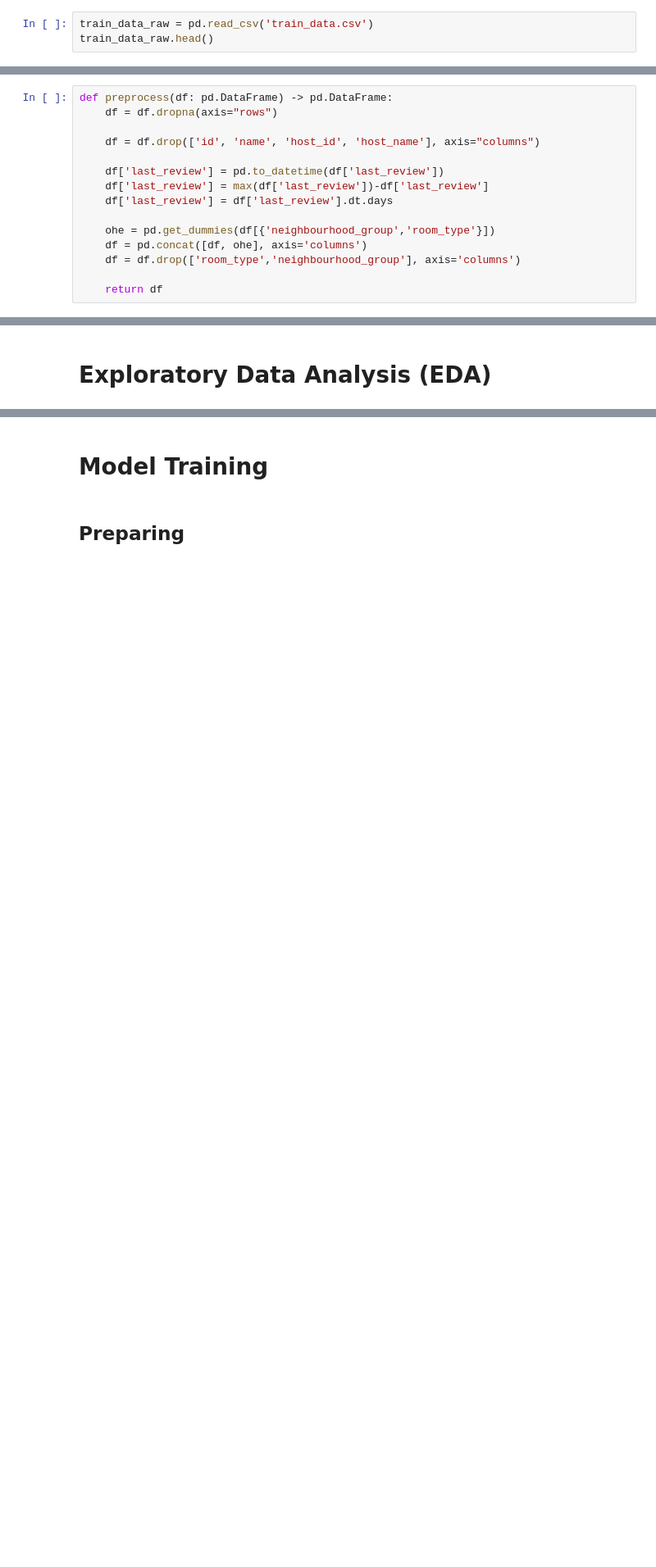
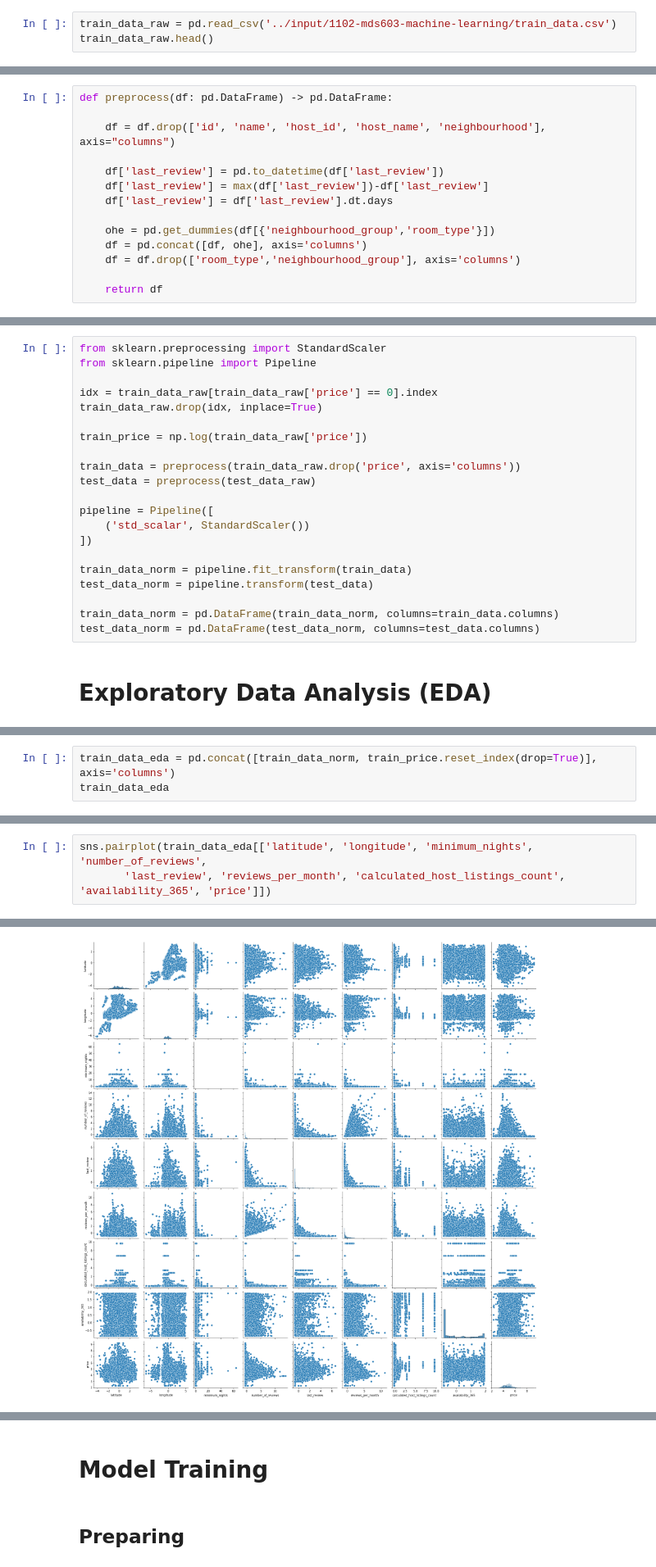
Before and after one commit to TzuH-Hsu/FCU-1102-MDS603_Machine-Learning-Midterm, a Jupyter notebook: main.ipynb, the cells around one changed output, grey strips where cells are left out. Shown at 82% size. Saved outputs shown, nothing was run; the diff lists cells and outputs as text; blank space fills up the shorter version.

```diff
--- a/main.ipynb
+++ b/main.ipynb
@@ -10,5 +10,5 @@ import seaborn as sns
 # %% [markdown]
 ## Training data
 # %%
-train_data_raw = pd.read_csv('train_data.csv')
+train_data_raw = pd.read_csv('../input/1102-mds603-machine-learning/train_data.csv')
 train_data_raw.head()
@@ -37,9 +130,8 @@ test_data_raw.describe()
 # PreProcessing
 # %%
 def preprocess(df: pd.DataFrame) -> pd.DataFrame:
-    df = df.dropna(axis="rows")
 
-    df = df.drop(['id', 'name', 'host_id', 'host_name'], axis="columns")
+    df = df.drop(['id', 'name', 'host_id', 'host_name', 'neighbourhood'], axis="columns")
 
     df['last_review'] = pd.to_datetime(df['last_review'])
     df['last_review'] = max(df['last_review'])-df['last_review']
@@ -56,3 +145,24 @@ test_data = preprocess(test_data_raw)
+# %%
+from sklearn.preprocessing import StandardScaler
+from sklearn.pipeline import Pipeline
+
+idx = train_data_raw[train_data_raw['price'] == 0].index
+train_data_raw.drop(idx, inplace=True)
+
+train_price = np.log(train_data_raw['price'])
+
+train_data = preprocess(train_data_raw.drop('price', axis='columns'))
+test_data = preprocess(test_data_raw)
+
+pipeline = Pipeline([
+    ('std_scalar', StandardScaler())
+])
+
+train_data_norm = pipeline.fit_transform(train_data)
+test_data_norm = pipeline.transform(test_data)
+
+train_data_norm = pd.DataFrame(train_data_norm, columns=train_data.columns)
+test_data_norm = pd.DataFrame(test_data_norm, columns=test_data.columns)
 # %% [markdown]
 # Exploratory Data Analysis (EDA)
 # %%
@@ -74,0 +176,3 @@ sns.boxplot(train_data['calculated_host_listings_count'])
+# %%
+train_data_eda = pd.concat([train_data_norm, train_price.reset_index(drop=True)], axis='columns')
+train_data_eda
@@ -74,0 +193,4 @@ sns.boxplot(train_data['calculated_host_listings_count'])
+# %%
+sns.pairplot(train_data_eda[['latitude', 'longitude', 'minimum_nights', 'number_of_reviews',
+       'last_review', 'reviews_per_month', 'calculated_host_listings_count', 'availability_365', 'price']])
+# %% [output]
@@ -75 +198,2 @@ sns.boxplot(train_data['calculated_host_listings_count'])
+[figure, added]
 # %%
```
Also changed, not shown: parts of 56 cells of this notebook.
